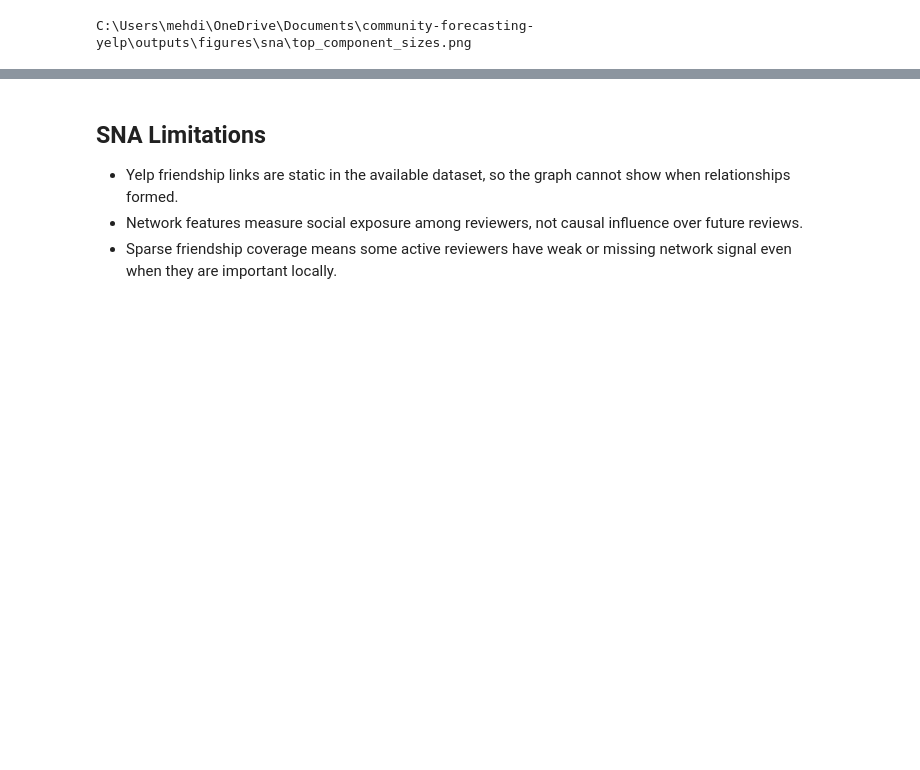
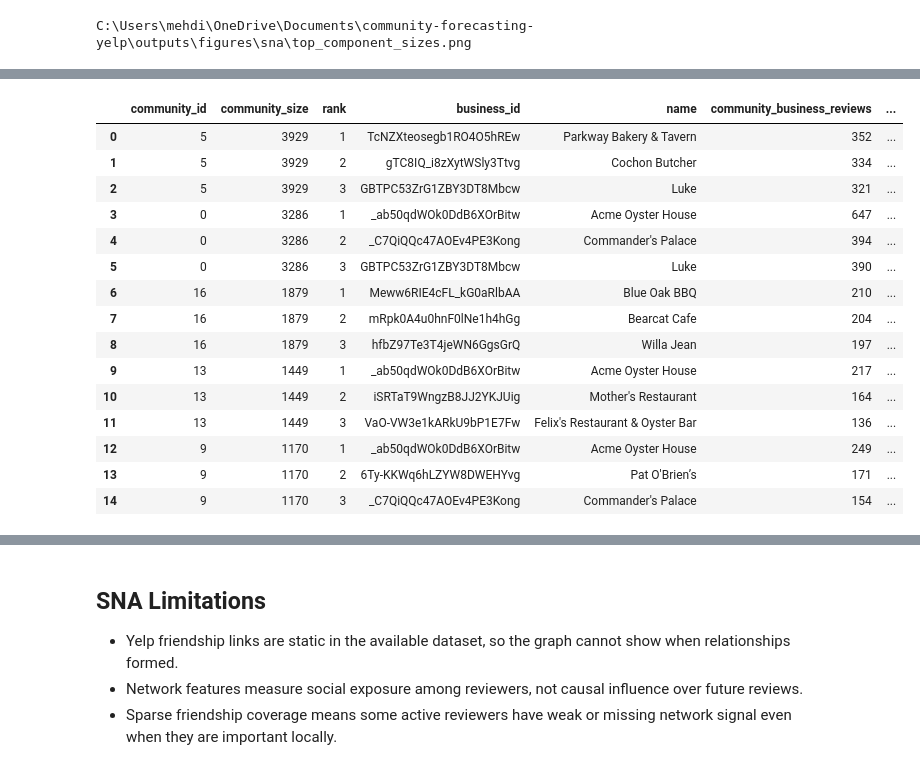
Before and after one commit to MehdiHellall/community-forecasting-yelp, a Jupyter notebook: notebooks/04_social_network_analysis.ipynb, the cells around one changed output, grey strips where cells are left out. Cells and saved outputs as stored; diff of their text form; code cells hidden in the pictures; blank space fills up the shorter version.

```diff
--- a/notebooks/04_social_network_analysis.ipynb
+++ b/notebooks/04_social_network_analysis.ipynb
@@ -413,0 +637,73 @@ C:\Users\mehdi\OneDrive\Documents\community-forecasting-yelp\outputs\figures\sna
+# %%
+# For the five largest communities, count the businesses reviewed most often by their users.
+top_five_community_ids = louvain_community_sizes.head(5)["community_id"].tolist()
+top_five_community_set = set(top_five_community_ids)
+top_five_user_communities = {
+    user_id: community_id
+    for user_id, community_id in louvain_partition.items()
+    if community_id in top_five_community_set
+}
+
+business_lookup = pd.DataFrame([
+    {
+        "business_id": record["business_id"],
+        "name": record.get("name"),
+        "categories": record.get("categories"),
+    }
+    for record in iter_jsonl(BUSINESSES_PATH)
+])
+
+community_business_counts = defaultdict(Counter)
+for record in iter_jsonl(REVIEWS_PATH):
+    community_id = top_five_user_communities.get(record["user_id"])
+    if community_id is None:
+        continue
+    community_business_counts[community_id][record["business_id"]] += 1
+
+community_size_lookup = louvain_community_sizes.set_index("community_id")["community_size"].to_dict()
+community_business_rows = []
+for community_id in top_five_community_ids:
+    total_reviews = sum(community_business_counts[community_id].values())
+    for rank, (business_id, review_count) in enumerate(community_business_counts[community_id].most_common(3), start=1):
+        community_business_rows.append({
+            "community_id": community_id,
+            "community_size": int(community_size_lookup[community_id]),
+            "rank": rank,
+            "business_id": business_id,
+            "community_business_reviews": int(review_count),
+            "community_review_share": review_count / total_reviews if total_reviews else 0.0,
+        })
+
+top_community_businesses = (
+    pd.DataFrame(community_business_rows)
+    .merge(business_lookup, on="business_id", how="left")
+    [[
+        "community_id",
+        "community_size",
+        "rank",
+        "business_id",
+        "name",
+        "community_business_reviews",
+        "community_review_share",
+        "categories",
+    ]]
+)
+
+display(top_community_businesses)
+# %% [output]
+|  | community_id | community_size | rank | business_id | name | community_business_reviews | ... |
+| 0 | 5 | 3929 | 1 | TcNZXteosegb1RO4O5hREw | Parkway Bakery & Tavern | 352 | ... |
+| 1 | 5 | 3929 | 2 | gTC8IQ_i8zXytWSly3Ttvg | Cochon Butcher | 334 | ... |
+| 2 | 5 | 3929 | 3 | GBTPC53ZrG1ZBY3DT8Mbcw | Luke | 321 | ... |
+| 3 | 0 | 3286 | 1 | _ab50qdWOk0DdB6XOrBitw | Acme Oyster House | 647 | ... |
+| 4 | 0 | 3286 | 2 | _C7QiQQc47AOEv4PE3Kong | Commander's Palace | 394 | ... |
+| 5 | 0 | 3286 | 3 | GBTPC53ZrG1ZBY3DT8Mbcw | Luke | 390 | ... |
+| 6 | 16 | 1879 | 1 | Meww6RIE4cFL_kG0aRlbAA | Blue Oak BBQ | 210 | ... |
+| 7 | 16 | 1879 | 2 | mRpk0A4u0hnF0lNe1h4hGg | Bearcat Cafe | 204 | ... |
+| 8 | 16 | 1879 | 3 | hfbZ97Te3T4jeWN6GgsGrQ | Willa Jean | 197 | ... |
+| 9 | 13 | 1449 | 1 | _ab50qdWOk0DdB6XOrBitw | Acme Oyster House | 217 | ... |
+| 10 | 13 | 1449 | 2 | iSRTaT9WngzB8JJ2YKJUig | Mother's Restaurant | 164 | ... |
+| 11 | 13 | 1449 | 3 | VaO-VW3e1kARkU9bP1E7Fw | Felix's Restaurant & Oyster Bar | 136 | ... |
+| 12 | 9 | 1170 | 1 | _ab50qdWOk0DdB6XOrBitw | Acme Oyster House | 249 | ... |
+| 13 | 9 | 1170 | 2 | 6Ty-KKWq6hLZYW8DWEHYvg | Pat O'Brien’s | 171 | ... |
+| 14 | 9 | 1170 | 3 | _C7QiQQc47AOEv4PE3Kong | Commander's Palace | 154 | ... |
```
Also changed, not shown: parts of 13 cells of this notebook, 3 other files.
